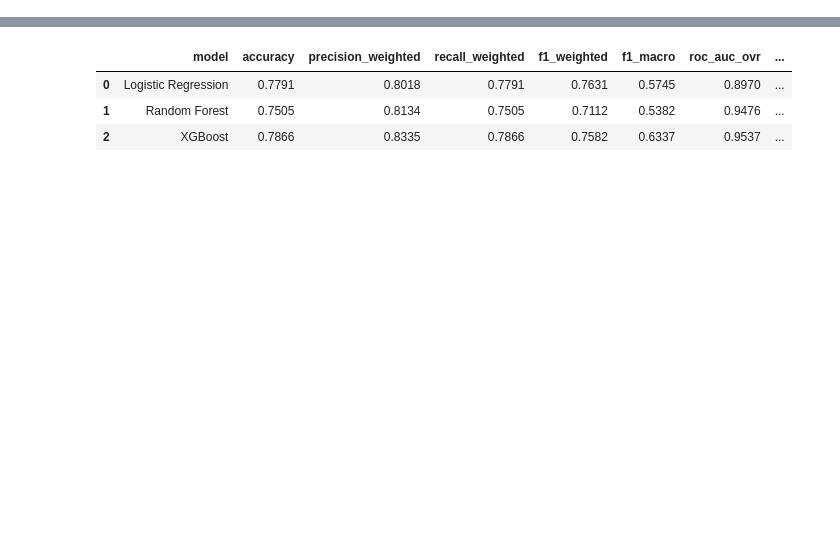
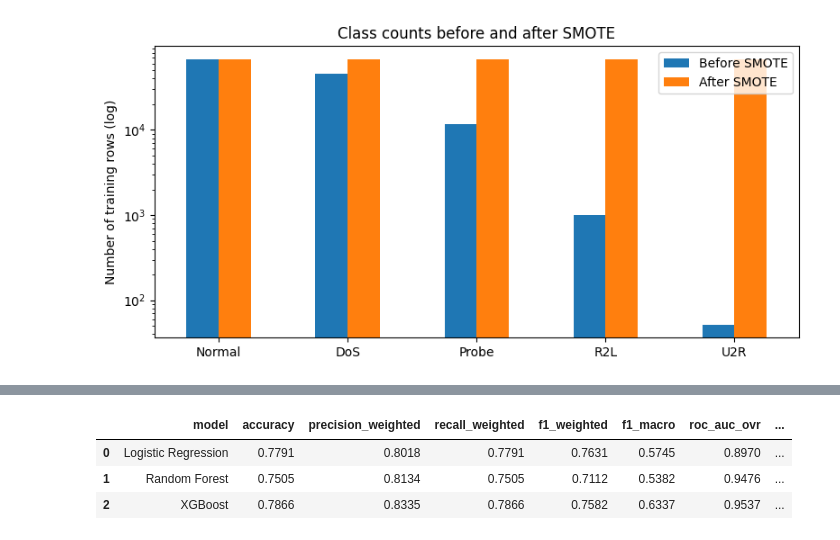
Before and after one commit to SudipAdh/NETWORK-INTRUSION-DETECTION, a Jupyter notebook: notebooks/NID_pipeline.ipynb, the cells around one changed output, grey strips where cells are left out. Drawn from its saved outputs; the diff is of its cells as text; code cells hidden in the pictures; blank space fills up the shorter version.

```diff
--- a/notebooks/NID_pipeline.ipynb
+++ b/notebooks/NID_pipeline.ipynb
@@ -251,0 +325,9 @@ The table below is the headline result. Things to look for:
+# %%
+X_train, y_train, X_test, y_test, feature_names, label_encoder = full_pipeline(train_df, test_df)
+print(f'X_train shape: {X_train.shape}  →  41 raw features became {X_train.shape[1]} after one-hot encoding')
+print(f'X_test shape:  {X_test.shape}')
+print(f'y_train shape: {y_train.shape},  unique labels: {sorted(set(y_train))}')
+print()
+print('Integer → class label map (used everywhere from now on):')
+for i, lbl in enumerate(label_encoder.classes_):
+    print(f'  {i} → {lbl}')
@@ -251,0 +352,9 @@ The table below is the headline result. Things to look for:
+# %%
+# Find the columns that came from one-hot encoding protocol_type
+proto_cols = [i for i, n in enumerate(feature_names) if n.startswith('protocol_type_')]
+print('protocol_type_* columns produced by one-hot encoding:')
+for i in proto_cols:
+    print(f'  feature[{i:>3}] = {feature_names[i]}')
+print()
+print('Sample of those columns for the first 5 training rows:')
+pd.DataFrame(X_train[:5, proto_cols], columns=[feature_names[i] for i in proto_cols])
@@ -251,0 +426,18 @@ The table below is the headline result. Things to look for:
+# %%
+# Class counts BEFORE SMOTE
+before = pd.Series(y_train).value_counts().sort_index()
+before.index = [label_encoder.classes_[i] for i in before.index]
+
+# Apply SMOTE to the full training set (this is for the final fit only)
+sm = SMOTE(random_state=RANDOM_SEED, k_neighbors=5)
+X_train_smote, y_train_smote = sm.fit_resample(X_train, y_train)
+
+after = pd.Series(y_train_smote).value_counts().sort_index()
+after.index = [label_encoder.classes_[i] for i in after.index]
+
+summary = pd.DataFrame({'Before SMOTE': before, 'After SMOTE': after})
+summary['Synthetic added'] = summary['After SMOTE'] - summary['Before SMOTE']
+print(summary)
+print()
+print(f'Total rows before SMOTE: {len(y_train):>7,}')
+print(f'Total rows after SMOTE:  {len(y_train_smote):>7,}  (5 × {before.max():,})')
@@ -251,0 +454,8 @@ The table below is the headline result. Things to look for:
+# %%
+fig, ax = plt.subplots(figsize=(8, 4))
+summary[['Before SMOTE', 'After SMOTE']].plot.bar(ax=ax)
+ax.set_yscale('log'); ax.set_ylabel('Number of training rows (log)')
+ax.set_title('Class counts before and after SMOTE')
+plt.xticks(rotation=0); plt.tight_layout(); plt.show()
+# %% [output]
+[figure, added]
```
Also changed, not shown: parts of 59 cells of this notebook, 1 other file.
